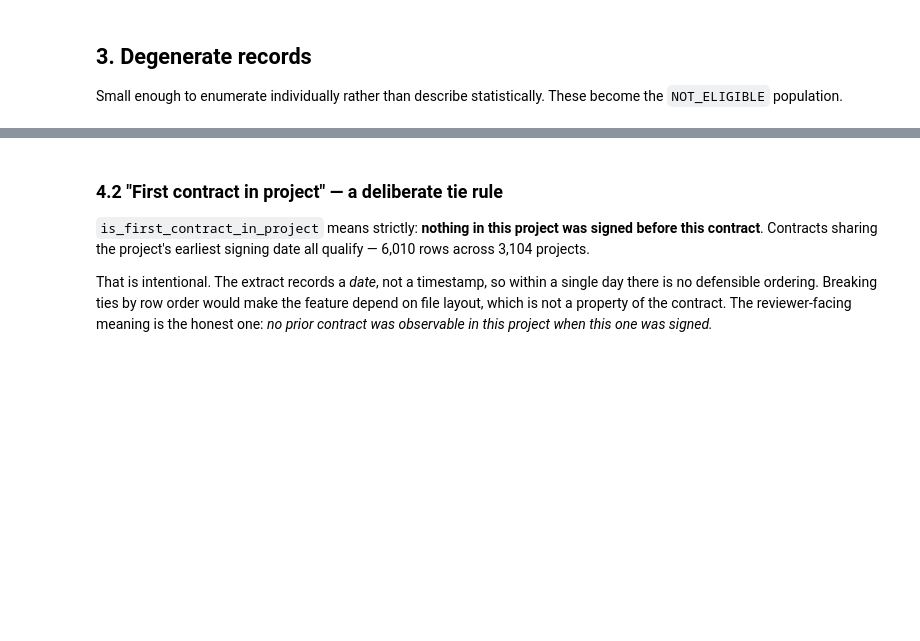
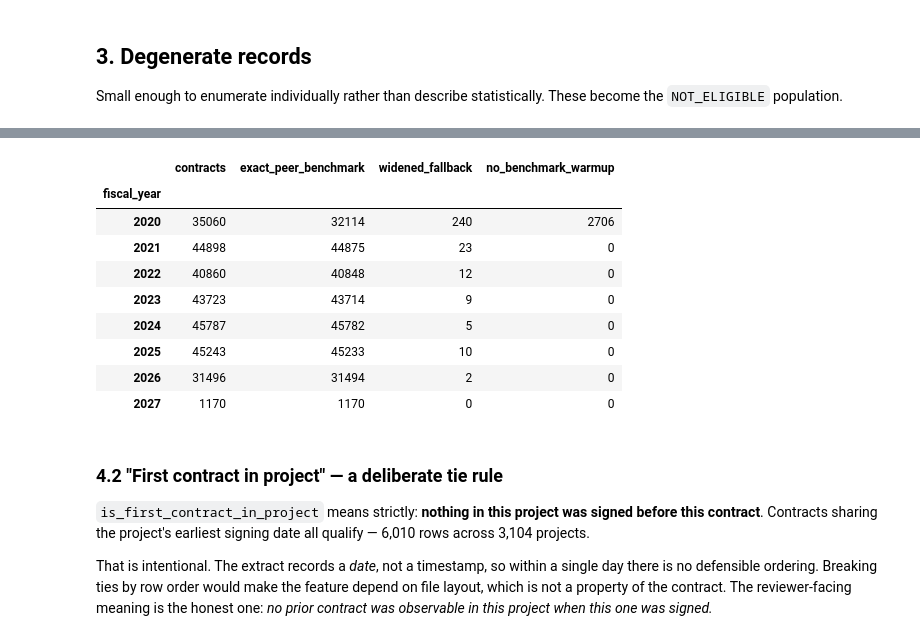
Before and after one commit to hanieljacob/Procurement-Contract-Risk-Classification, a Jupyter notebook: notebooks/01_data_preparation.ipynb, the cells around one changed output, grey strips where cells are left out. Saved outputs shown, nothing was run; the diff lists cells and outputs as text; code cells hidden in the pictures; blank space fills up the shorter version.

```diff
--- a/notebooks/01_data_preparation.ipynb
+++ b/notebooks/01_data_preparation.ipynb
@@ -371,3 +369,16 @@ cells below support threshold (30): 2
+# %%
+S.benchmark_vintage_coverage(features)
+# %% [output]
+|  | contracts | exact_peer_benchmark | widened_fallback | no_benchmark_warmup |
+| fiscal_year |  |  |  |  |
+| 2020 | 35060 | 32114 | 240 | 2706 |
+| 2021 | 44898 | 44875 | 23 | 0 |
+| 2022 | 40860 | 40848 | 12 | 0 |
+| 2023 | 43723 | 43714 | 9 | 0 |
+| 2024 | 45787 | 45782 | 5 | 0 |
+| 2025 | 45243 | 45233 | 10 | 0 |
+| 2026 | 31496 | 31494 | 2 | 0 |
+| 2027 | 1170 | 1170 | 0 | 0 |
 # %% [markdown]
 ### 4.2 "First contract in project" — a deliberate tie rule
 
```
Also changed, not shown: parts of 17 cells of this notebook, 8 other files.
